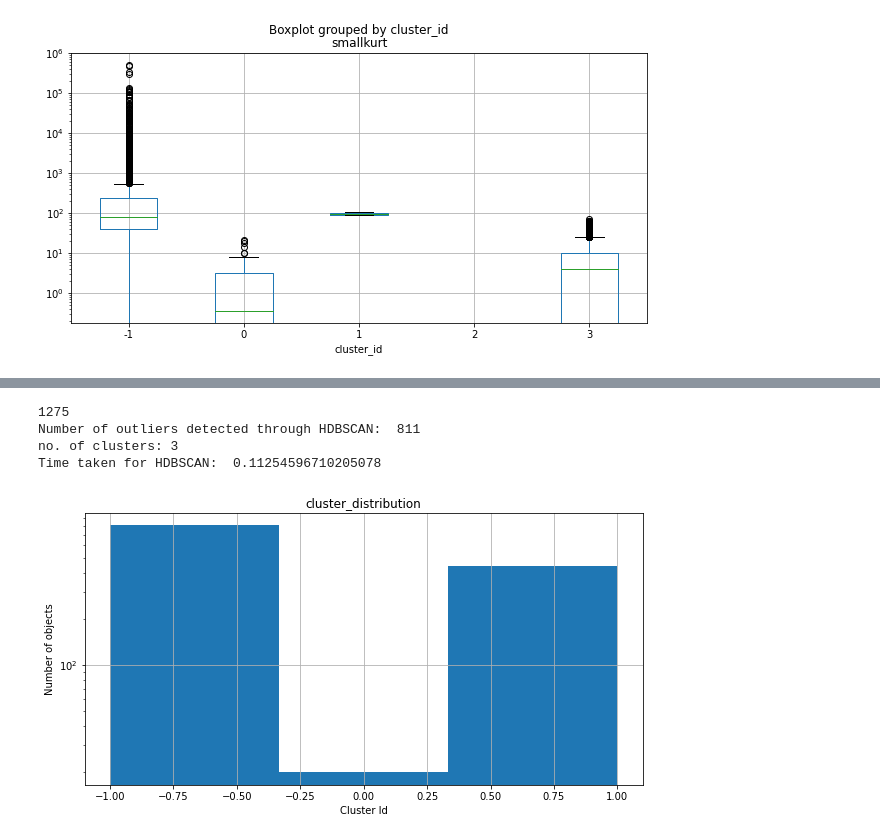
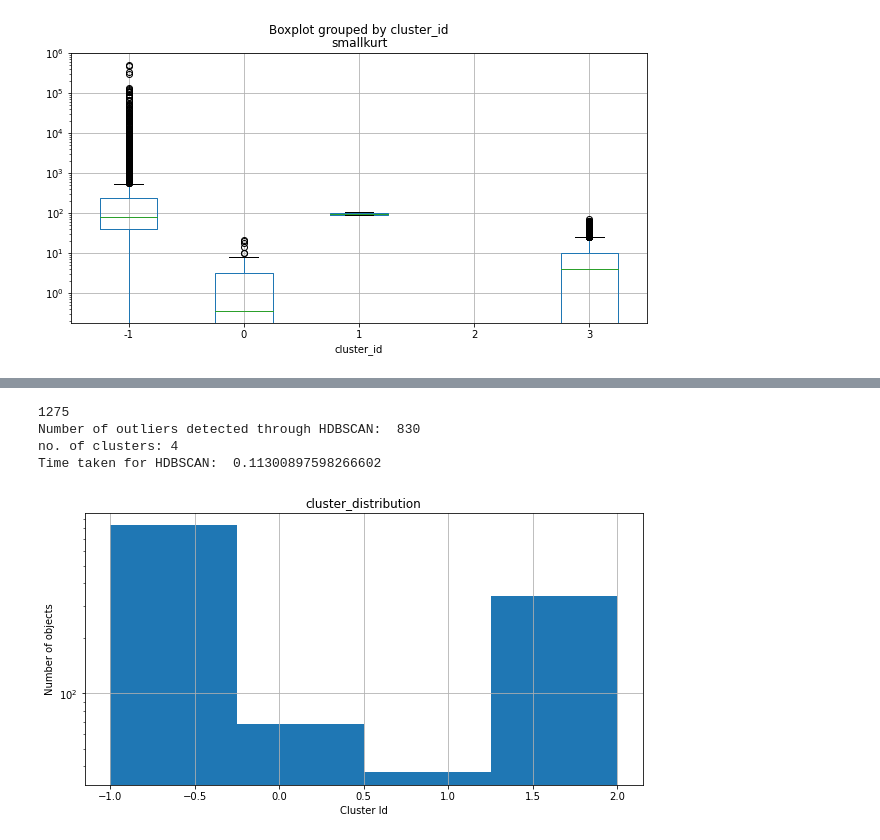
Before and after one commit to palak-purohit/AttentionGAN, a Jupyter notebook: anomaly_detect_field1.ipynb, the cells around one changed output, grey strips where cells are left out. Cells and saved outputs as stored; diff of their text form; code cells hidden in the pictures.

Commit message:
outlier plots

```diff
--- a/anomaly_detect_field1.ipynb
+++ b/anomaly_detect_field1.ipynb
@@ -160,13 +199,14 @@ plotter.box_plot_cluster(field_data,21,labels)
 # interact(update, x=wid.IntSlider(min=1,max=25,step=1,value=1));
 # libraries.plt.close()
 # %%
-'''clustering only outliers'''
-rows = np.where(np.isin(x,np.array(field_data['_id'])))
+'''clustering only outliers using all features'''
+# rows = np.where(np.isin(x,np.array(field_data['_id'])))
+rows = np.where(np.isin(np.array(field_data['_id']),x))
 print(len(rows[0]))
-x_out,labels_out,probs_out = clustering.cluster_hdb(field_data.iloc[rows[0],1:],20,16)
+x_out,labels_out,probs_out = clustering.cluster_hdb(field_data.iloc[rows[0],:],20,16)
 # %% [output]
 1275
-Number of outliers detected through HDBSCAN:  811
-no. of clusters: 3
-Time taken for HDBSCAN:  0.11254596710205078
+Number of outliers detected through HDBSCAN:  830
+no. of clusters: 4
+Time taken for HDBSCAN:  0.11300897598266602
-[figure, old version]
+[figure, new version]
```
Also changed, not shown: parts of 36 cells of this notebook.
